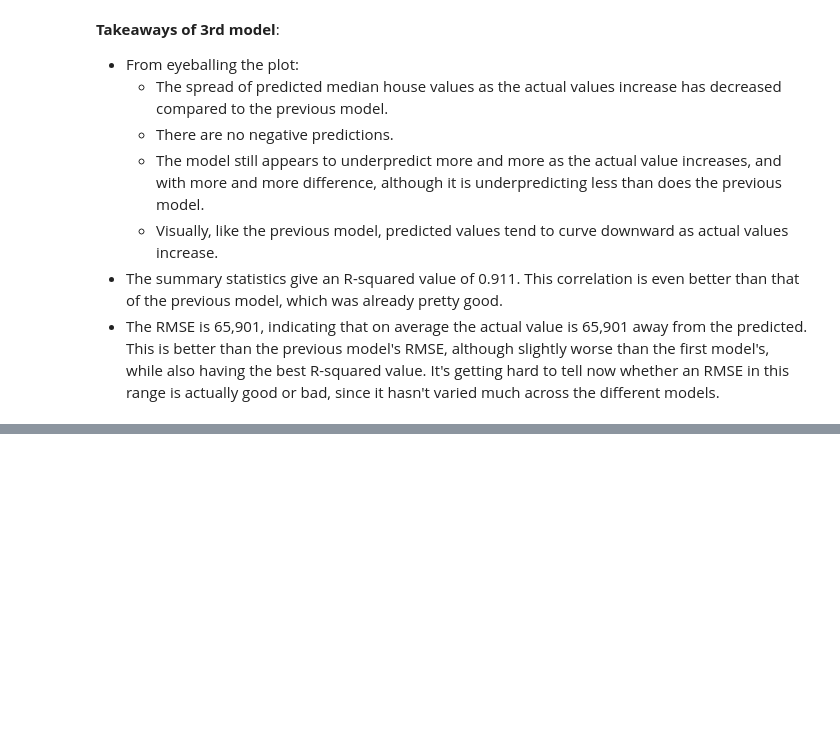
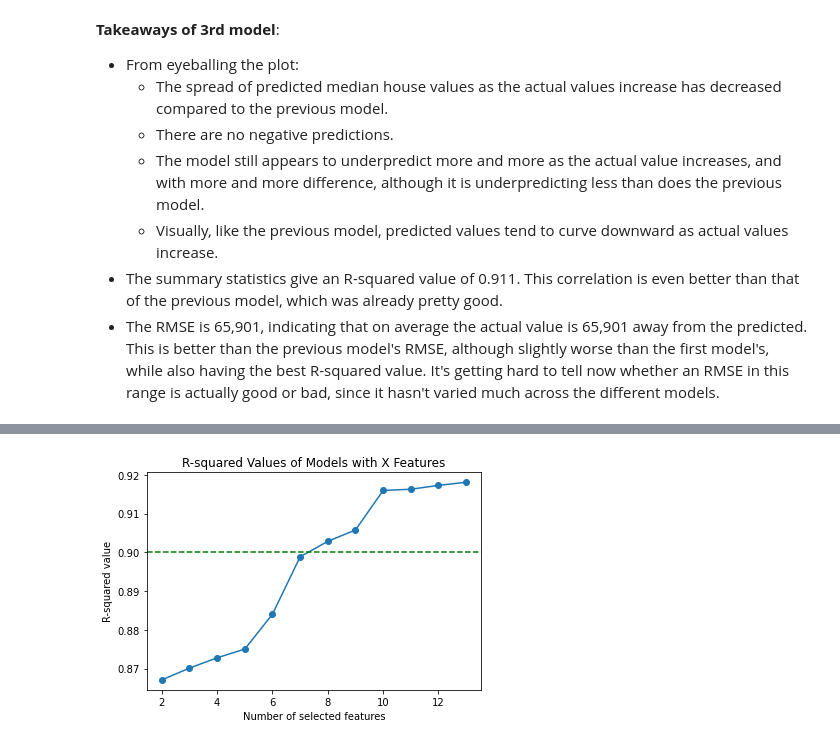
Before and after one commit to danielpickett369/Springboard-Capstone-2, a Jupyter notebook: Capstone 2, Step 5.ipynb, the cells around one changed output, grey strips where cells are left out. Cells and saved outputs as stored; diff of their text form; code cells hidden in the pictures; blank space fills up the shorter version.

```diff
--- a/Capstone 2, Step 5.ipynb
+++ b/Capstone 2, Step 5.ipynb
@@ -567,0 +482,25 @@ __Questions__:
+# %%
+# Determine the optimal number of features to use in the model.
+
+select_num_rsq_array = []
+select_num_rmse_array = []
+
+for i in range(2, 14):
+    select_num = i
+    select = SelectKBest(k = select_num)
+    X_train_select = select.fit_transform(X_train, np.ravel(y_train))
+    selected = select.get_support()
+    cols_selected = X_train.columns[selected]
+
+    X_train_selectKbest = X_train[cols_selected]
+    X_test_selectKbest = X_test[cols_selected]
+
+    LRmodel_selectKbest = sm.OLS(y_train, X_train_selectKbest)
+    LRmodel_selectKbest_results = LRmodel_selectKbest.fit()
+    select_num_rsq_array.append(LRmodel_selectKbest_results.rsquared)
+
+    y_pred_selectKbest = LRmodel_selectKbest_results.predict(X_test_selectKbest)
+    comparisons_selectKbest = y_test.copy()
+    comparisons_selectKbest.rename(columns = {'Median_House_Value': 'actual'}, inplace = True)
+    comparisons_selectKbest['pred'] = y_pred_selectKbest
+    select_num_rmse_array.append(np.sqrt(((comparisons_selectKbest['pred'] - comparisons_selectKbest['actual']) ** 2).mean()))
@@ -567,0 +522,9 @@ __Questions__:
+# %%
+plt.plot(range(2, 14), select_num_rsq_array, marker = 'o')
+plt.axhline(y = .90, color = 'green', ls = '--')
+plt.xlabel('Number of selected features')
+plt.ylabel('R-squared value')
+plt.title('R-squared Values of Models with X Features')
+plt.show()
+# %% [output]
+[figure, added]
```
Also changed, not shown: parts of 54 cells of this notebook.
